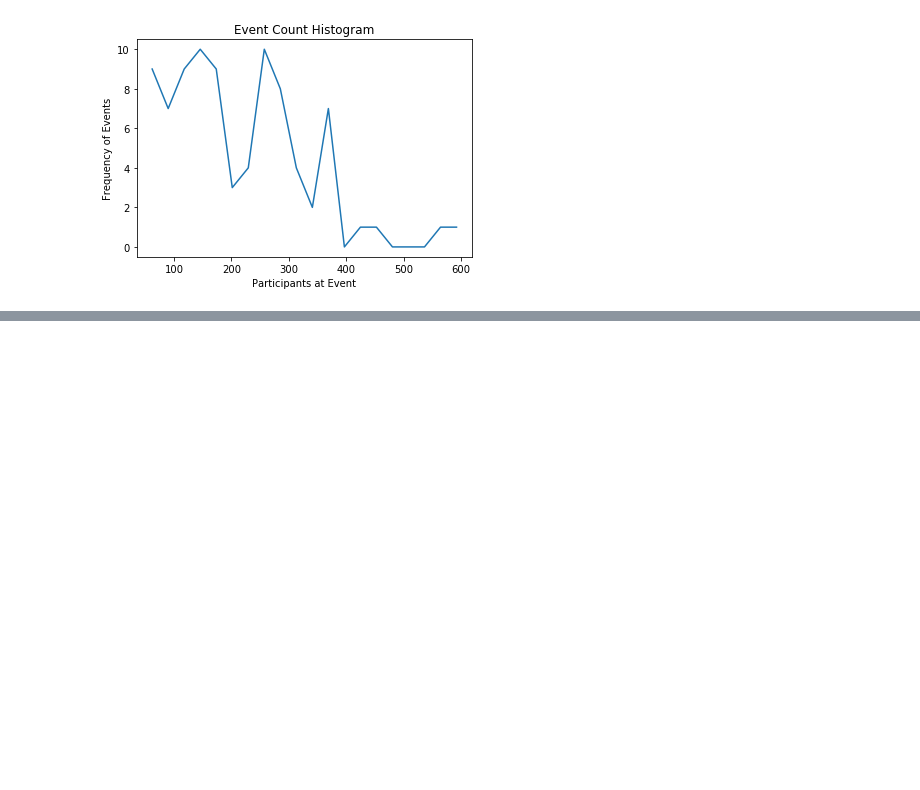
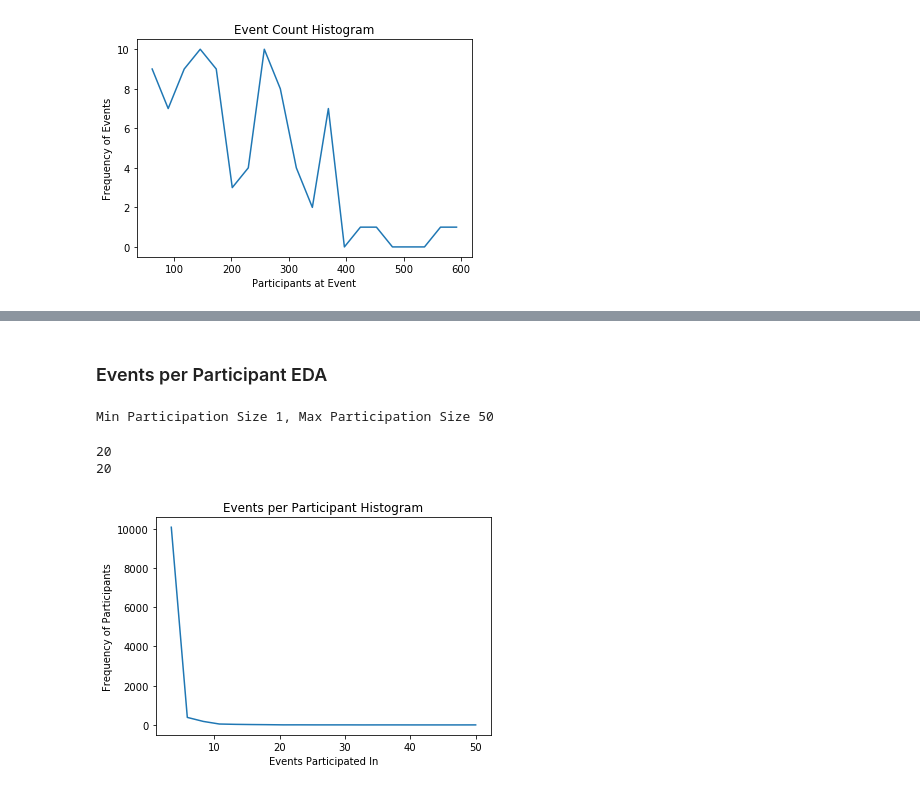
Before and after one commit to gcnuss/trailrun_participation, a Jupyter notebook: model/Model_Development.ipynb, the cells around one changed output, grey strips where cells are left out. Cells and saved outputs as stored; diff of their text form; code cells hidden in the pictures; blank space fills up the shorter version.

```diff
--- a/model/Model_Development.ipynb
+++ b/model/Model_Development.ipynb
@@ -42,0 +67,2 @@ participations = cleaned_df[['PersonID', 'EventID', 'Event_Date']].copy()
+# %%
+spark_part_df = spark.createDataFrame(participations)
@@ -144,0 +195,2 @@ plt.show()
+# %% [markdown]
+### Events per Participant EDA
@@ -144,0 +199,23 @@ plt.show()
+# %%
+print ('Min Participation Size {}, Max Participation Size {}'.format(
+    min(events_per_part), max(events_per_part)))
+# %% [output]
+Min Participation Size 1, Max Participation Size 50
+# %%
+event_count = spark_part_df.groupBy("PersonID").count().rdd.values().histogram(20)
+# %%
+event_count[0].pop(0)
+
+print(len(event_count[0]))
+print(len(event_count[1]))
+# %% [output]
+20
+20
+# %%
+plt.plot(event_count[0], event_count[1])
+plt.title("Events per Participant Histogram")
+plt.xlabel("Events Participated In")
+plt.ylabel("Frequency of Participants")
+plt.show()
+# %% [output]
+[figure, added]
```
Also changed, not shown: parts of 50 cells of this notebook.
